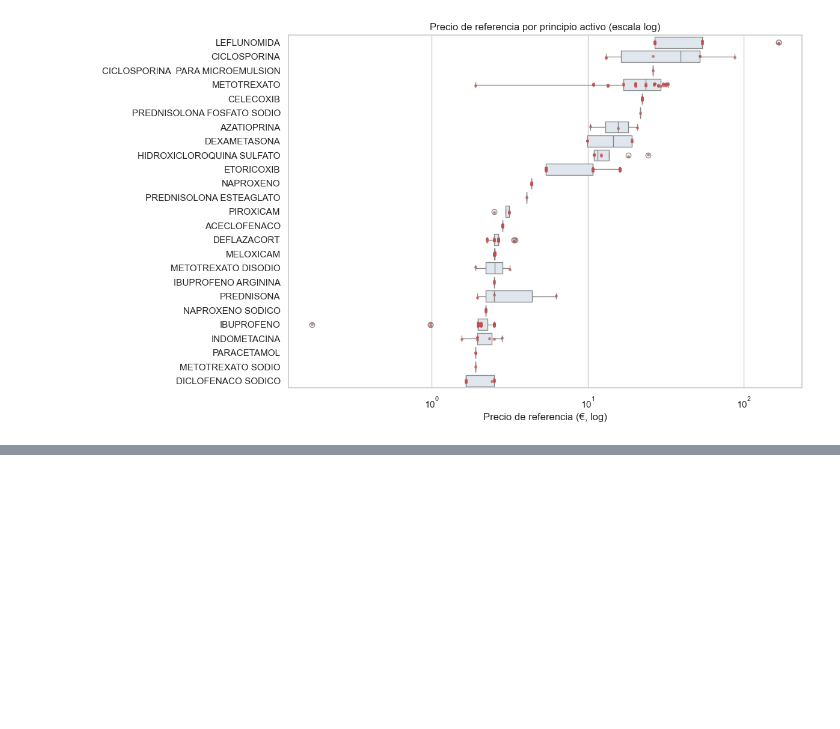
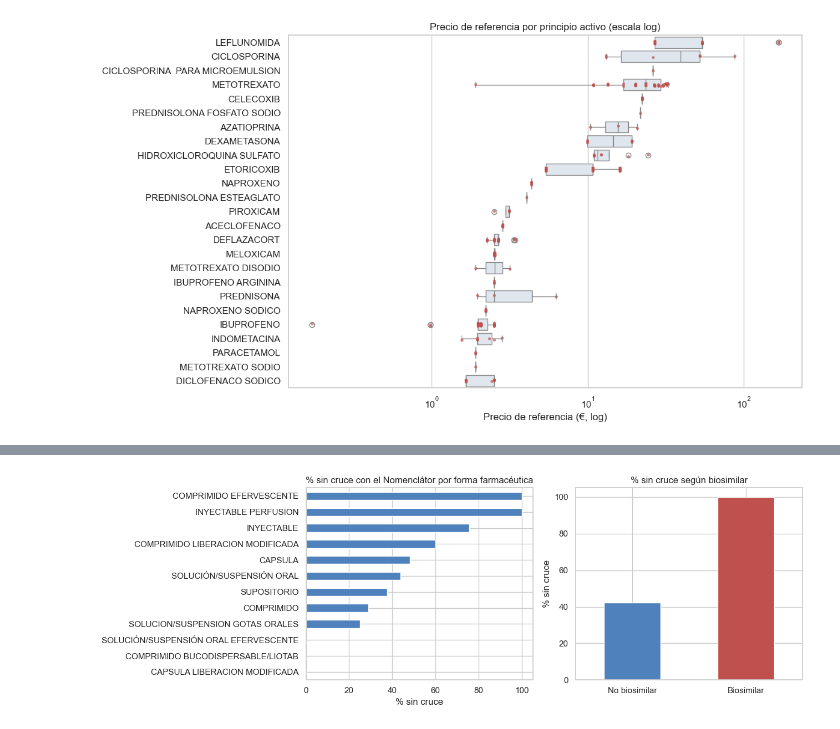
Before and after one commit to pedrinch10/Arthena4, a Jupyter notebook: codigo_HU4_HU5/HU4_EDA_medicamentos.ipynb, the cells around one changed output, grey strips where cells are left out. Saved outputs shown, nothing was run; the diff lists cells and outputs as text; code cells hidden in the pictures; blank space fills up the shorter version.

```diff
--- a/codigo_HU4_HU5/HU4_EDA_medicamentos.ipynb
+++ b/codigo_HU4_HU5/HU4_EDA_medicamentos.ipynb
@@ -754,0 +663,19 @@ UPADACITINIB HEMIHIDRATO                        3           0             0.0
+# %%
+# Medicamentos sin cruce con el Nomenclátor, por forma farmacéutica y biosimilar
+sin_cruce = df["Estado"].isna()
+
+fig, axes = plt.subplots(1, 2, figsize=(13, 4.5))
+(sin_cruce.groupby(df["forma_farmaceutica_simplificada"]).mean() * 100).sort_values() \
+    .plot.barh(ax=axes[0], color="#4f81bd")
+axes[0].set_title("% sin cruce con el Nomenclátor por forma farmacéutica")
+axes[0].set_xlabel("% sin cruce"); axes[0].set_ylabel("")
+
+(sin_cruce.groupby(df["biosimilar"]).mean() * 100).rename({0: "No biosimilar", 1: "Biosimilar"}) \
+    .plot.bar(ax=axes[1], color=["#4f81bd", "#c0504d"])
+axes[1].set_title("% sin cruce según biosimilar")
+axes[1].set_ylabel("% sin cruce"); axes[1].set_xlabel(""); axes[1].tick_params(axis="x", rotation=0)
+
+plt.tight_layout()
+plt.show()
+# %% [output]
+[figure, added]
```
Also changed, not shown: parts of 31 cells of this notebook, 2 other files.
